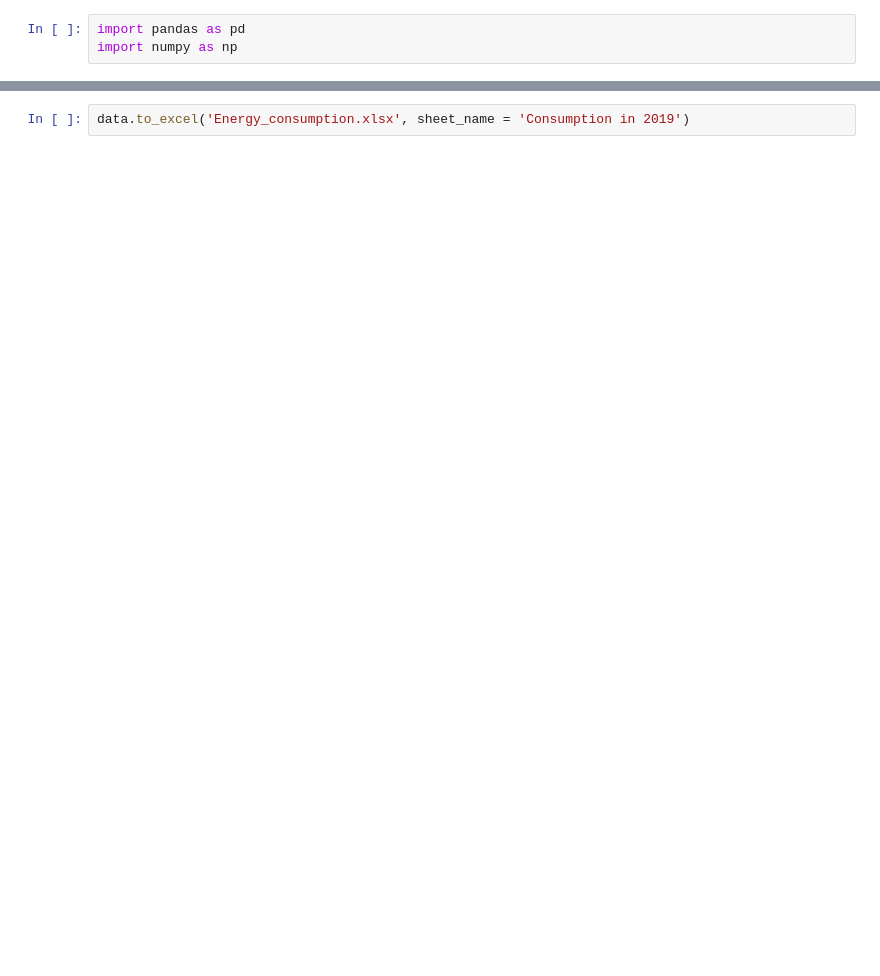
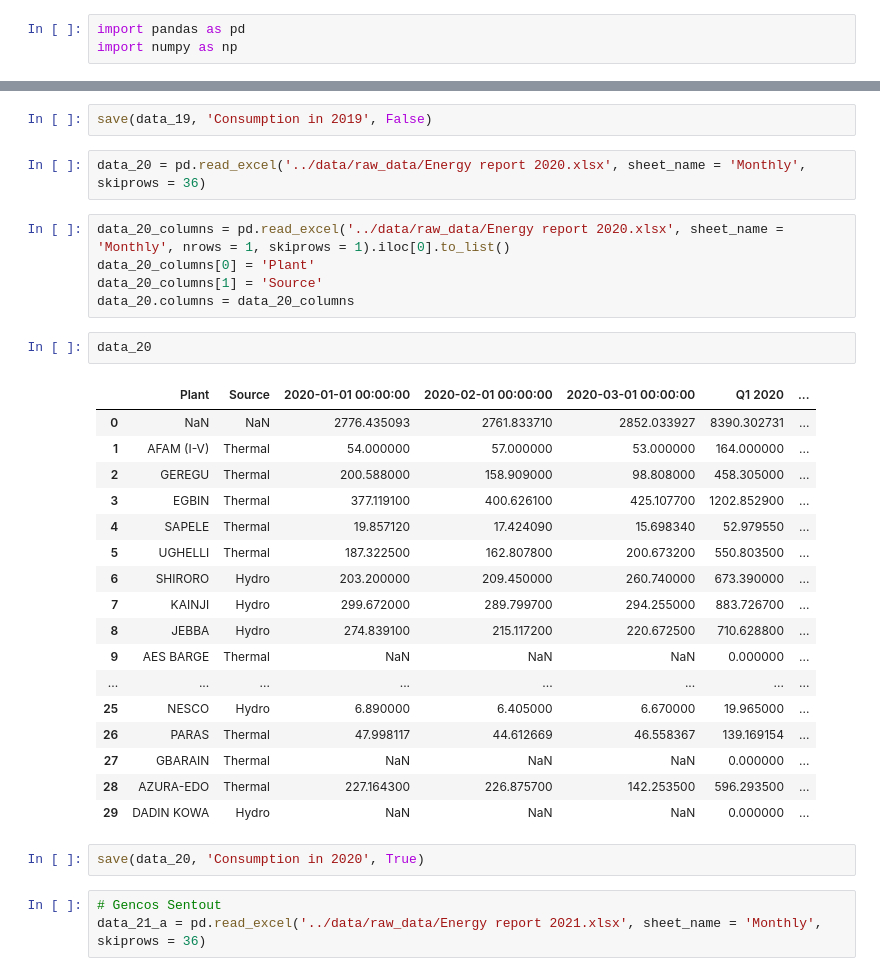
Before and after one commit to Hafsah2020/Energy-Consumption-Forecasting-Using-Deep-Learning, a Jupyter notebook: notebooks/Data Processing.ipynb, the cells around one changed output, grey strips where cells are left out. Saved outputs shown, nothing was run; the diff lists cells and outputs as text; blank space fills up the shorter version.

Commit message:
processed data

```diff
--- a/notebooks/Data Processing.ipynb
+++ b/notebooks/Data Processing.ipynb
@@ -24,4 +32,36 @@ data
 | DECEMBER | 290075.52 | 336656.92 | 315507.01 | 391448.40 | 199816.32 | 110850.05 | 132085.54 | 88777.2 | 293998.87 | 138865.77 | ... |
 | ANNUAL TOTAL | 3699503.22 | 3523406.62 | 3511189.94 | 4087971.18 | 2371297.86 | 1224698.00 | 1911048.00 | 1122534.5 | 3122407.39 | 1650757.44 | ... |
 # %%
-data.to_excel('Energy_consumption.xlsx', sheet_name = 'Consumption in 2019')
+save(data_19, 'Consumption in 2019', False)
+# %%
+data_20 = pd.read_excel('../data/raw_data/Energy report 2020.xlsx', sheet_name = 'Monthly', skiprows = 36)
+# %%
+data_20_columns = pd.read_excel('../data/raw_data/Energy report 2020.xlsx', sheet_name = 'Monthly', nrows = 1, skiprows = 1).iloc[0].to_list()
+data_20_columns[0] = 'Plant'
+data_20_columns[1] = 'Source'
+data_20.columns = data_20_columns
+# %%
+data_20
+# %% [output]
+|  | Plant | Source | 2020-01-01 00:00:00 | 2020-02-01 00:00:00 | 2020-03-01 00:00:00 | Q1 2020 | ... |
+| 0 | NaN | NaN | 2776.435093 | 2761.833710 | 2852.033927 | 8390.302731 | ... |
+| 1 | AFAM (I-V) | Thermal | 54.000000 | 57.000000 | 53.000000 | 164.000000 | ... |
+| 2 | GEREGU | Thermal | 200.588000 | 158.909000 | 98.808000 | 458.305000 | ... |
+| 3 | EGBIN | Thermal | 377.119100 | 400.626100 | 425.107700 | 1202.852900 | ... |
+| 4 | SAPELE | Thermal | 19.857120 | 17.424090 | 15.698340 | 52.979550 | ... |
+| 5 | UGHELLI | Thermal | 187.322500 | 162.807800 | 200.673200 | 550.803500 | ... |
+| 6 | SHIRORO | Hydro | 203.200000 | 209.450000 | 260.740000 | 673.390000 | ... |
+| 7 | KAINJI | Hydro | 299.672000 | 289.799700 | 294.255000 | 883.726700 | ... |
+| 8 | JEBBA | Hydro | 274.839100 | 215.117200 | 220.672500 | 710.628800 | ... |
+| 9 | AES BARGE | Thermal | NaN | NaN | NaN | 0.000000 | ... |
+| ... | ... | ... | ... | ... | ... | ... | ... |
+| 25 | NESCO | Hydro | 6.890000 | 6.405000 | 6.670000 | 19.965000 | ... |
+| 26 | PARAS | Thermal | 47.998117 | 44.612669 | 46.558367 | 139.169154 | ... |
+| 27 | GBARAIN | Thermal | NaN | NaN | NaN | 0.000000 | ... |
+| 28 | AZURA-EDO | Thermal | 227.164300 | 226.875700 | 142.253500 | 596.293500 | ... |
+| 29 | DADIN KOWA | Hydro | NaN | NaN | NaN | 0.000000 | ... |
+# %%
+save(data_20, 'Consumption in 2020', True)
+# %%
+# Gencos Sentout
+data_21_a = pd.read_excel('../data/raw_data/Energy report 2021.xlsx', sheet_name = 'Monthly', skiprows = 36)
```
Also changed, not shown: parts of 23 cells of this notebook, 5 other files.
